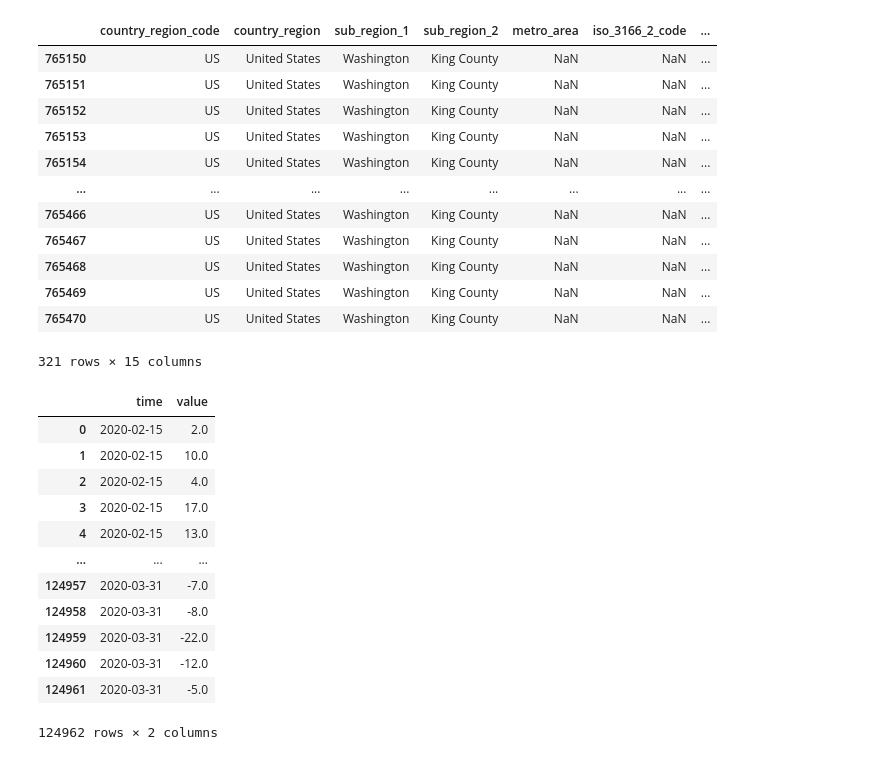
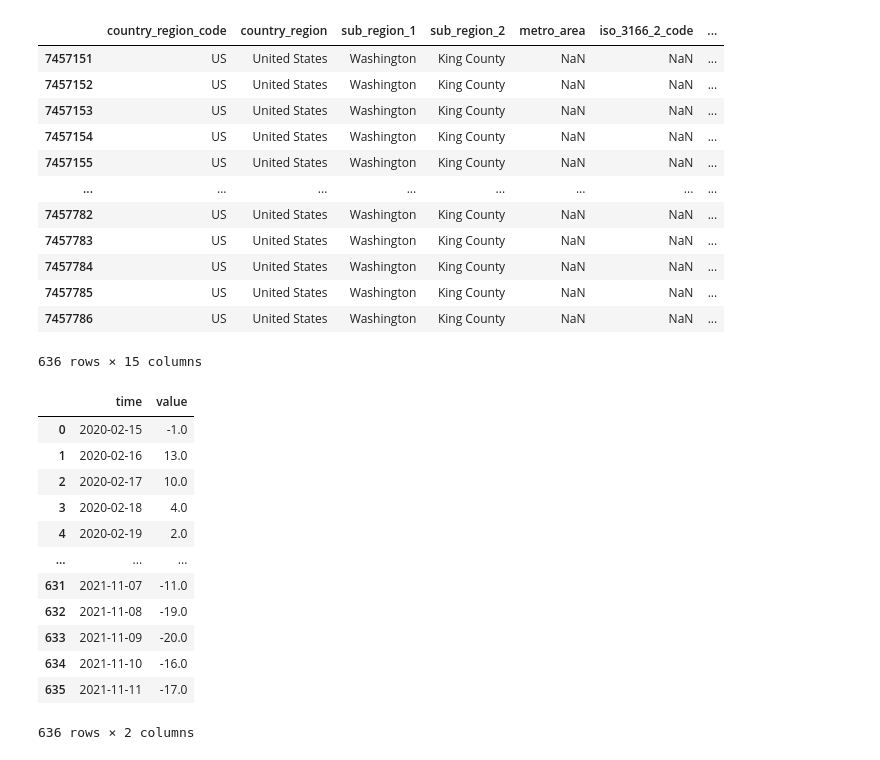
Before and after one commit to sharmeelee/Changepoint-Detection-Capstone, a Jupyter notebook: EDA/katsExploration-Bayesian.ipynb, the cells around one changed output. Drawn from its saved outputs; the diff is of its cells as text; code cells hidden in the pictures.

```diff
--- a/EDA/katsExploration-Bayesian.ipynb
+++ b/EDA/katsExploration-Bayesian.ipynb
@@ -1,20 +4,22 @@
 # %%
 import pandas as pd
-df=pd.read_csv('2020_US_Region_Mobility_Report.csv')
-df.loc[df.country_region_code=='US']
-df[df.sub_region_1=='Washington']
-df[df.sub_region_2=='King County']
+
+df=pd.read_csv('Global_Mobility_Report.csv')
+df=df.loc[df.country_region_code=='US']
+df=df[df.sub_region_1=='Washington']
+df=df[df.sub_region_2=='King County']
+df
 # %% [output]
 |  | country_region_code | country_region | sub_region_1 | sub_region_2 | metro_area | iso_3166_2_code | ... |
-| 765150 | US | United States | Washington | King County | NaN | NaN | ... |
-| 765151 | US | United States | Washington | King County | NaN | NaN | ... |
-| 765152 | US | United States | Washington | King County | NaN | NaN | ... |
-| 765153 | US | United States | Washington | King County | NaN | NaN | ... |
-| 765154 | US | United States | Washington | King County | NaN | NaN | ... |
+| 7457151 | US | United States | Washington | King County | NaN | NaN | ... |
+| 7457152 | US | United States | Washington | King County | NaN | NaN | ... |
+| 7457153 | US | United States | Washington | King County | NaN | NaN | ... |
+| 7457154 | US | United States | Washington | King County | NaN | NaN | ... |
+| 7457155 | US | United States | Washington | King County | NaN | NaN | ... |
 | ... | ... | ... | ... | ... | ... | ... | ... |
-| 765466 | US | United States | Washington | King County | NaN | NaN | ... |
-| 765467 | US | United States | Washington | King County | NaN | NaN | ... |
-| 765468 | US | United States | Washington | King County | NaN | NaN | ... |
-| 765469 | US | United States | Washington | King County | NaN | NaN | ... |
-| 765470 | US | United States | Washington | King County | NaN | NaN | ... |
+| 7457782 | US | United States | Washington | King County | NaN | NaN | ... |
+| 7457783 | US | United States | Washington | King County | NaN | NaN | ... |
+| 7457784 | US | United States | Washington | King County | NaN | NaN | ... |
+| 7457785 | US | United States | Washington | King County | NaN | NaN | ... |
+| 7457786 | US | United States | Washington | King County | NaN | NaN | ... |
-321 rows × 15 columns
+636 rows × 15 columns
@@ -31,28 +26,28 @@ warnings.filterwarnings('ignore')
 # %%
 # import package
 from kats.consts import TimeSeriesData
-from kats.detectors.robust_stat_detection import RobustStatDetector
-import matplotlib
 
-df = df.rename(columns={"date": "time", "grocery_and_pharmacy_percent_change_from_baseline": "value"})
+df = df.rename(columns={"date": "time", "retail_and_recreation_percent_change_from_baseline": "value"})
 df = df[["time", "value"]]
-df = df[df["time"] < '2020-04-01']
 ts_bocpd = TimeSeriesData(df)
+#df = df[df["time"] < '2020-04-01']
+#ts_bocpd = TimeSeriesData(df.reset_index().loc[:,['time','value']])
+
 ts_bocpd
 # %% [output]
 |  | time | value |
-| 0 | 2020-02-15 | 2.0 |
-| 1 | 2020-02-15 | 10.0 |
-| 2 | 2020-02-15 | 4.0 |
-| 3 | 2020-02-15 | 17.0 |
-| 4 | 2020-02-15 | 13.0 |
+| 0 | 2020-02-15 | -1.0 |
+| 1 | 2020-02-16 | 13.0 |
+| 2 | 2020-02-17 | 10.0 |
+| 3 | 2020-02-18 | 4.0 |
+| 4 | 2020-02-19 | 2.0 |
 | ... | ... | ... |
-| 124957 | 2020-03-31 | -7.0 |
-| 124958 | 2020-03-31 | -8.0 |
-| 124959 | 2020-03-31 | -22.0 |
-| 124960 | 2020-03-31 | -12.0 |
-| 124961 | 2020-03-31 | -5.0 |
+| 631 | 2021-11-07 | -11.0 |
+| 632 | 2021-11-08 | -19.0 |
+| 633 | 2021-11-09 | -20.0 |
+| 634 | 2021-11-10 | -16.0 |
+| 635 | 2021-11-11 | -17.0 |
-124962 rows × 2 columns
+636 rows × 2 columns
 # %%
 from kats.detectors.bocpd import BOCPDetector, BOCPDModelType, TrendChangeParameters
 
```
Also changed, not shown: parts of 4 cells of this notebook.
